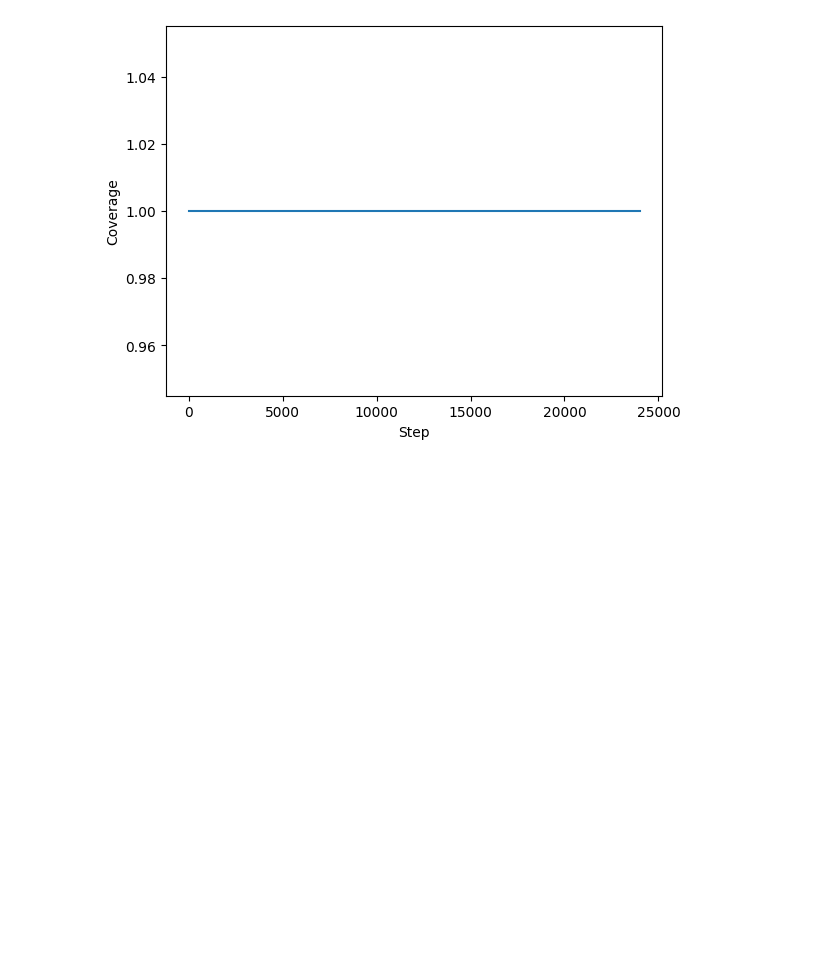
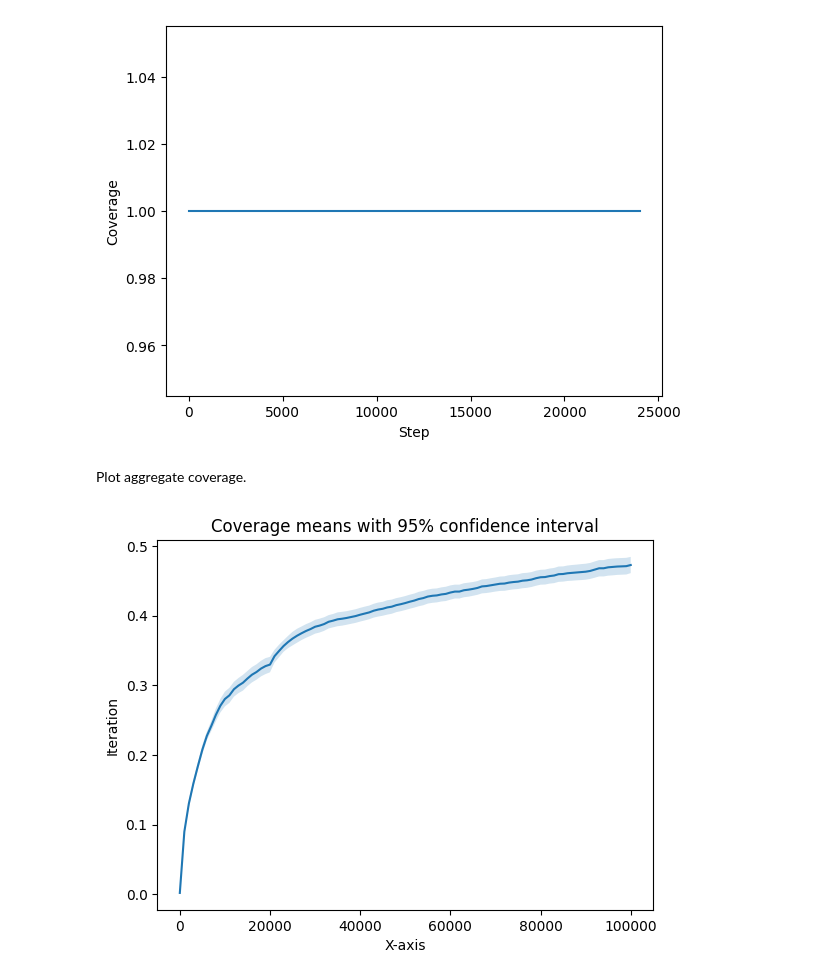
Before and after one commit to synth-is/kromosynth-cli, a Jupyter notebook: analysis/coverage.ipynb, the cells around one changed output. Cells and saved outputs as stored; diff of their text form; code cells hidden in the pictures; blank space fills up the shorter version.

Commit message:
- analysis: aggregation of coverage, genomeSets and genomeStatistics.

```diff
--- a/analysis/coverage.ipynb
+++ b/analysis/coverage.ipynb
@@ -8,9 +23,12 @@ import plotUtil
 Plot the coverage of cells (above a threshold).
 # %%
 import json
+import numpy as np
+import matplotlib.pyplot as plt
 #json_file_path = '/Users/bthj/QD/conf-duration_delta_pitch_combinations/evolution-run-analysis_qd-scores,cell-scores,coverage,elite-generations,genome-statistics,genome-sets,variance,elites-energy,goal-switches,lineage,duration-pitch-delta-velocity-combinations_step-1000_thrshld_0.5_1685817612663.json'
 # json_file_path = '/Users/bthj/QD/conf-static_mutation_rate_combinations/evolution-run-analysis_qd-scores,cell-scores,coverage,elite-generations,genome-statistics,genome-sets,variance,elites-energy,goal-switches,lineage,duration-pitch-delta-velocity-combinations_step-1000_thrshld_0.5_1685817614609.json'
-json_file_path = '/Users/bjornpjo/Developer/apps/kromosynth-cli/cli-app/conf/evolution-run-analysis_qd-scores,cell-scores,coverage,elite-generations,genome-statistics,genome-sets,variance,elites-energy,goal-switches,lineage,duration-pitch-delta-velocity-combinations_step-1000_1693487991208.json'
+# json_file_path = '/Users/bjornpjo/Developer/apps/kromosynth-cli/cli-app/conf/evolution-run-analysis_qd-scores,cell-scores,coverage,elite-generations,genome-statistics,genome-sets,variance,elites-energy,goal-switches,lineage,duration-pitch-delta-velocity-combinations_step-1000_1693487991208.json'
+json_file_path  = '/Users/bjornpjo/QD-Fox/conf-duration_delta_pitch_combinations-singleCellWin/evolution-run-analysis_coverage_step-1000_1696287202468.json'
 x_multiplier = 1000  # Set this value as the step size in the JSON file name
 # title as fourth path element from json_file_path
 title = "coverage: " + json_file_path.split('/')[4]
@@ -60,3 +77,42 @@ plt.show()
 # %% [output]
 [figure]
 [figure]
+# %% [markdown]
+Plot aggregate coverage.
+# %%
+coverageMeans = data['evoRuns'][0]['aggregates']['coverage']['means']
+coverageStdDevs = data['evoRuns'][0]['aggregates']['coverage']['stdDevs']
+
+x_values = np.arange(len(coverageMeans)) * x_multiplier
+
+from scipy.stats import norm
+
+# Plot the qdScore means with a confidence interval of 95%
+
+# Define the confidence level and alpha
+conf_level = 0.95
+alpha = 1 - conf_level
+
+# Calculate the half-width of the confidence interval
+z_score = norm.ppf(1 - alpha/2)
+half_width = z_score * np.array(coverageStdDevs, dtype=np.float64) / np.sqrt(len(coverageMeans))
+
+# Calculate the upper and lower bounds of the confidence interval
+upper_bound = coverageMeans + half_width
+lower_bound = coverageMeans - half_width
+
+# Plot the mean values as a line
+plt.plot(x_values, coverageMeans) # plt.plot(x, y_means, '-o')
+
+# Fill the area between the upper and lower bounds of the confidence interval
+plt.fill_between(x_values, upper_bound, lower_bound, alpha=0.2)
+
+# Add axes labels and a title
+plt.xlabel('X-axis')
+plt.ylabel('Iteration')
+plt.title('Coverage means with 95% confidence interval')
+
+# Display the plot
+plt.show()
+# %% [output]
+[figure, added]
```
Also changed, not shown: parts of 2 cells of this notebook, 4 other files.
